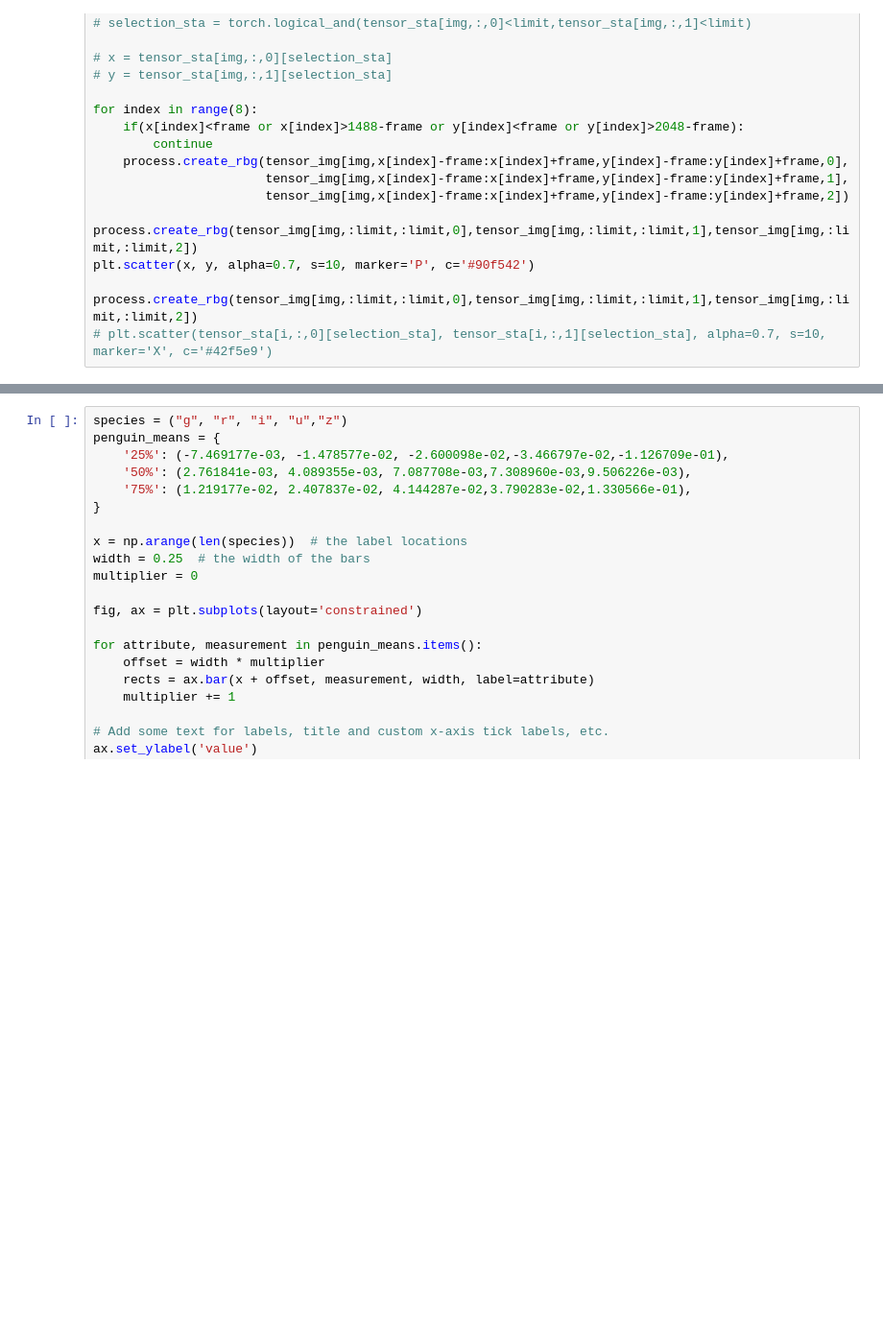
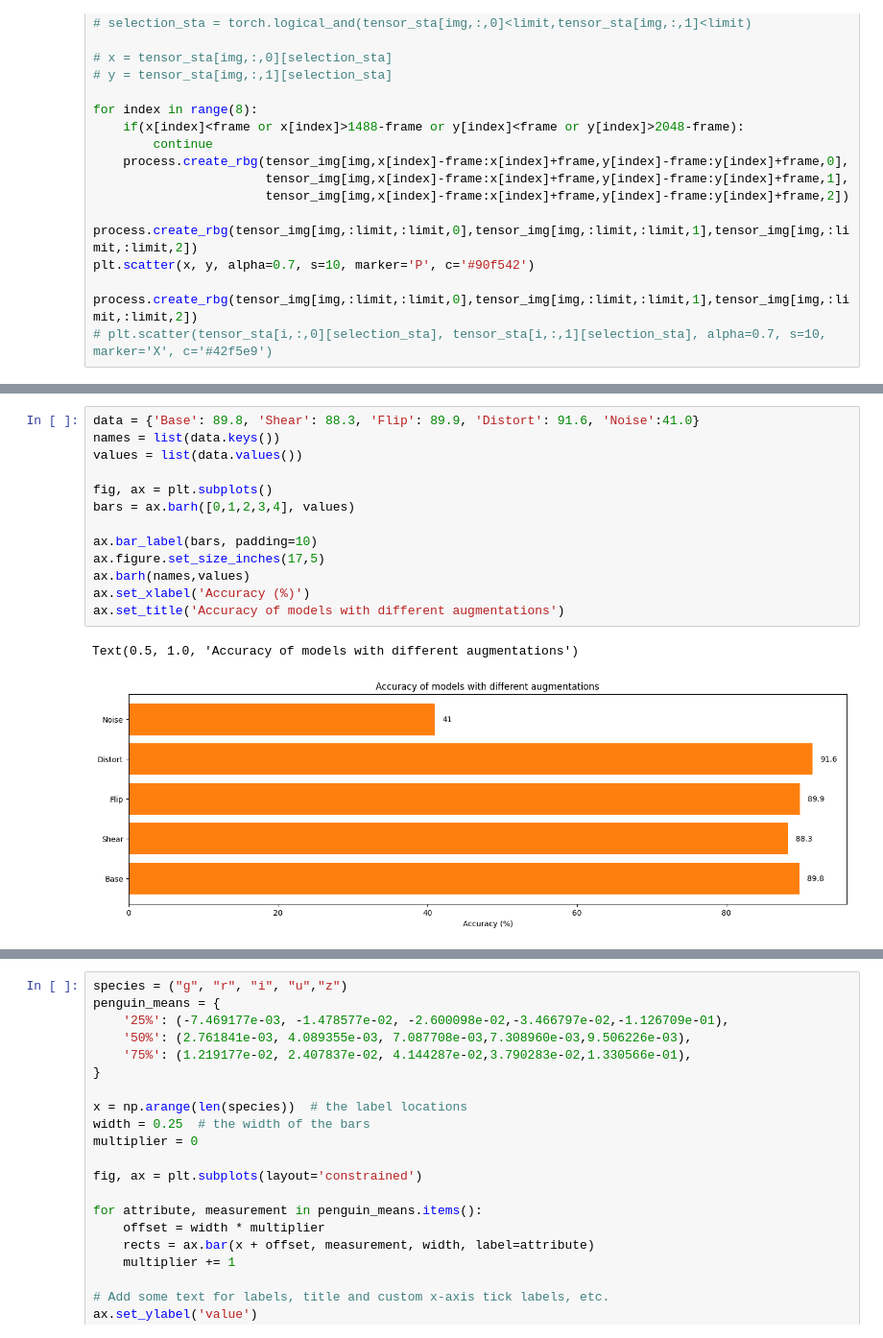
Before and after one commit to pdcnguyen/Astro-ML-project, a Jupyter notebook: process.ipynb, the cells around one changed output, grey strips where cells are left out. Shown at 96% size. Drawn from its saved outputs; the diff is of its cells as text; blank space fills up the shorter version.

```diff
--- a/process.ipynb
+++ b/process.ipynb
@@ -181,0 +206,16 @@ study.best_trial.params
+# %%
+data = {'Base': 89.8, 'Shear': 88.3, 'Flip': 89.9, 'Distort': 91.6, 'Noise':41.0}
+names = list(data.keys())
+values = list(data.values())
+
+fig, ax = plt.subplots()
+bars = ax.barh([0,1,2,3,4], values)
+
+ax.bar_label(bars, padding=10)
+ax.figure.set_size_inches(17,5)
+ax.barh(names,values)
+ax.set_xlabel('Accuracy (%)')
+ax.set_title('Accuracy of models with different augmentations')
+# %% [output]
+Text(0.5, 1.0, 'Accuracy of models with different augmentations')
+[figure, added]
```
Also changed, not shown: parts of 8 cells of this notebook.
